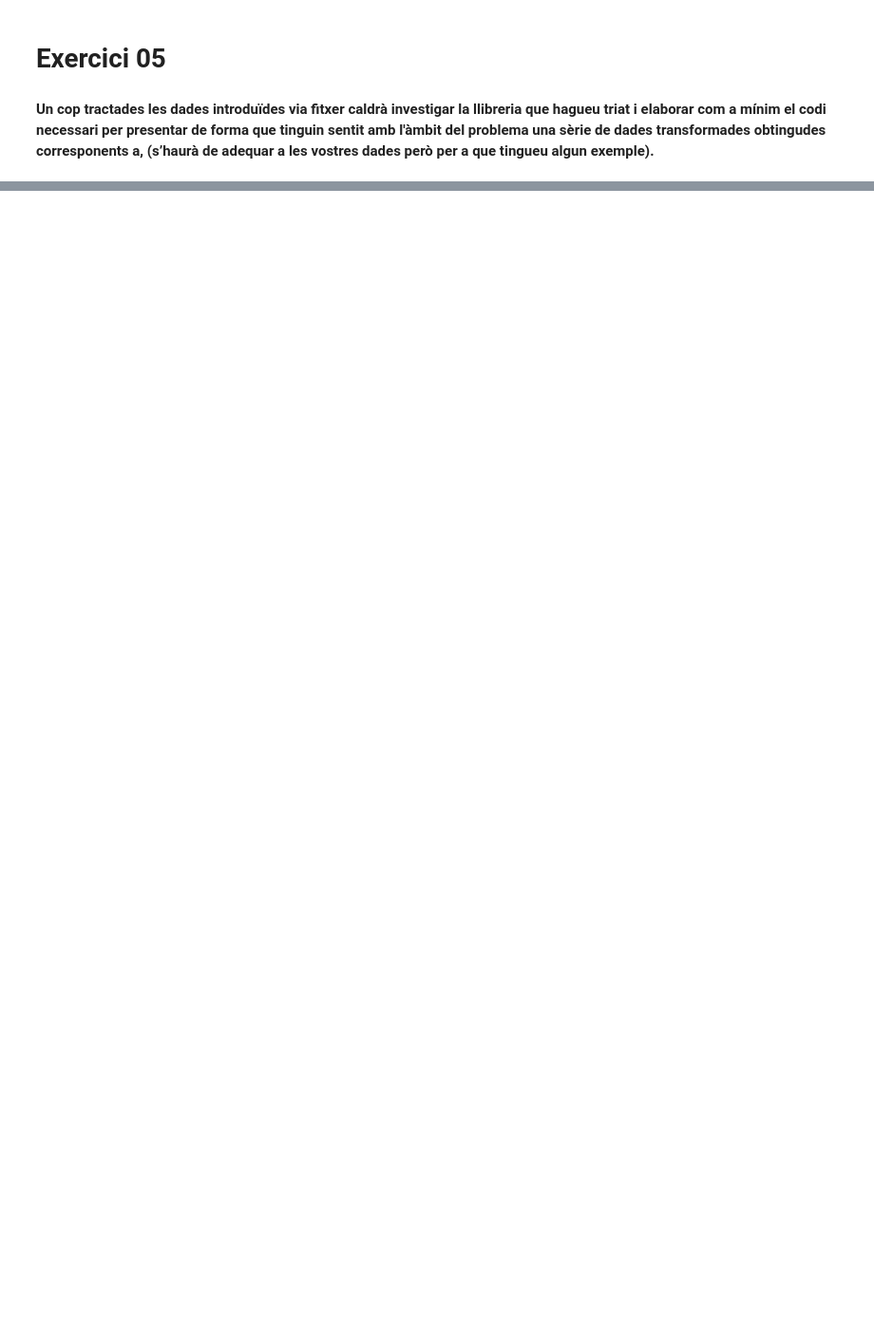
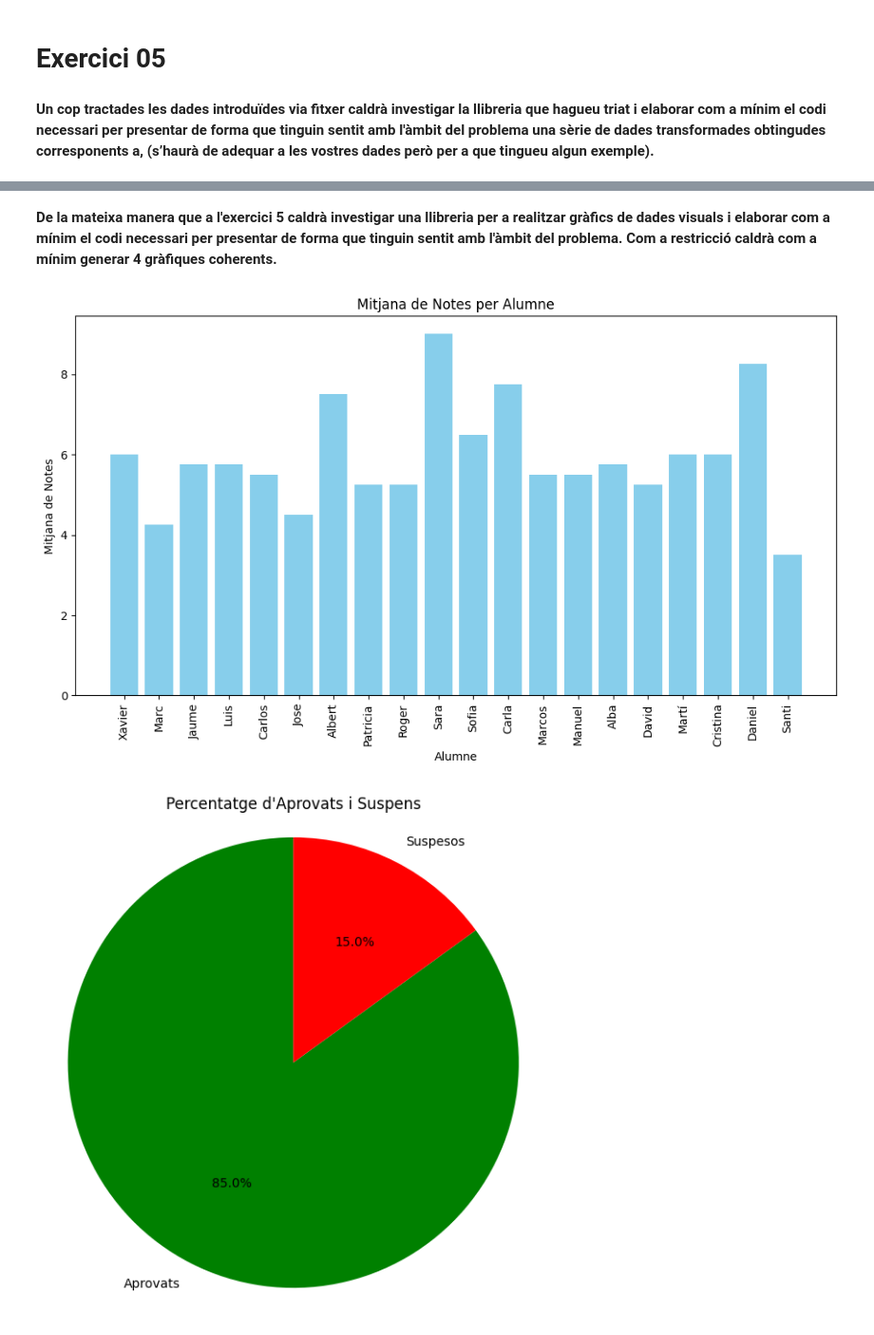
Before and after one commit to Bemen3M07/jupiter-logs-pandas-CarlosCode777, a Jupyter notebook: Exercici02/Exercici02.ipynb, the cells around one changed output, grey strips where cells are left out. Shown: that part at 95% size. Drawn from its saved outputs; the diff is of its cells as text; code cells hidden in the pictures; blank space fills up the shorter version.

Commit message:
UltimoExercici v01

```diff
--- a/Exercici02/Exercici02.ipynb
+++ b/Exercici02/Exercici02.ipynb
@@ -247,0 +268,63 @@ FileNotFoundError: [Errno 2] No such file or directory: 'dades_alumnes.csv'
+# %% [markdown]
+**De la mateixa manera que a l'exercici 5 caldrà investigar una llibreria per a realitzar gràfics de dades visuals i elaborar com a mínim el codi necessari per presentar de forma que tinguin sentit amb l'àmbit del problema.
+Com a restricció caldrà com a mínim generar 4 gràfiques coherents.**
+# %%
+import pandas as pd
+import matplotlib.pyplot as plt
+
+df = pd.read_csv("dades_notas.csv")
+
+df['Mitjana'] = df[['M01', 'M04', 'M03', 'M05']].mean(axis=1)
+
+# Gráfico 1: Media de notas por alumno
+plt.figure(figsize=(10, 6))
+plt.bar(df['Alumne'], df['Mitjana'], color='skyblue')
+plt.title('Mitjana de Notes per Alumne')
+plt.xlabel('Alumne')
+plt.ylabel('Mitjana de Notes')
+plt.xticks(rotation=90)
+plt.tight_layout()
+plt.show()
+
+# Gráfico 2: Porcentaje de aprovats i suspesos
+aprovats = df[df['Mitjana'] >= 5]
+suspesos = df[df['Mitjana'] < 5]
+labels = ['Aprovats', 'Suspesos']
+sizes = [len(aprovats), len(suspesos)]
+
+plt.figure(figsize=(7, 7))
+plt.pie(sizes, labels=labels, autopct='%1.1f%%', startangle=90, colors=['green', 'red'])
+plt.title('Percentatge d\'Aprovats i Suspens')
+plt.axis('equal')  # Para que el gráfico sea circular
+plt.show()
+
+# Gráfico 3: Nota més alta i més baixa per cada materia
+minimas = df[['M01', 'M04', 'M03', 'M05']].min()
+maximas = df[['M01', 'M04', 'M03', 'M05']].max()
+
+plt.figure(figsize=(10, 6))
+bar_width = 0.3
+index = range(len(minimas))
+
+plt.bar(index, minimas, bar_width, label='Nota més baixa', color='red')
+plt.bar([i + bar_width for i in index], maximas, bar_width, label='Nota més alta', color='green')
+
+plt.xlabel('Matèria')
+plt.ylabel('Notes')
+plt.title('Notes Més Baixes i Més Altes per Matèria')
+plt.xticks([i + bar_width / 2 for i in index], minimas.index)
+plt.legend()
+plt.tight_layout()
+plt.show()
+
+# Gráfico 4: Gráfico de dispersión entre M01 i M05
+plt.figure(figsize=(8, 6))
+plt.scatter(df['M01'], df['M05'], color='purple', alpha=0.6)
+plt.title('Relació entre M01 i M05')
+plt.xlabel('M01')
+plt.ylabel('M05')
+plt.grid(True)
+plt.show()
+# %% [output]
+[figure, added]
+[figure, added]
```
Also changed, not shown: parts of 22 cells of this notebook, 5 other files.
